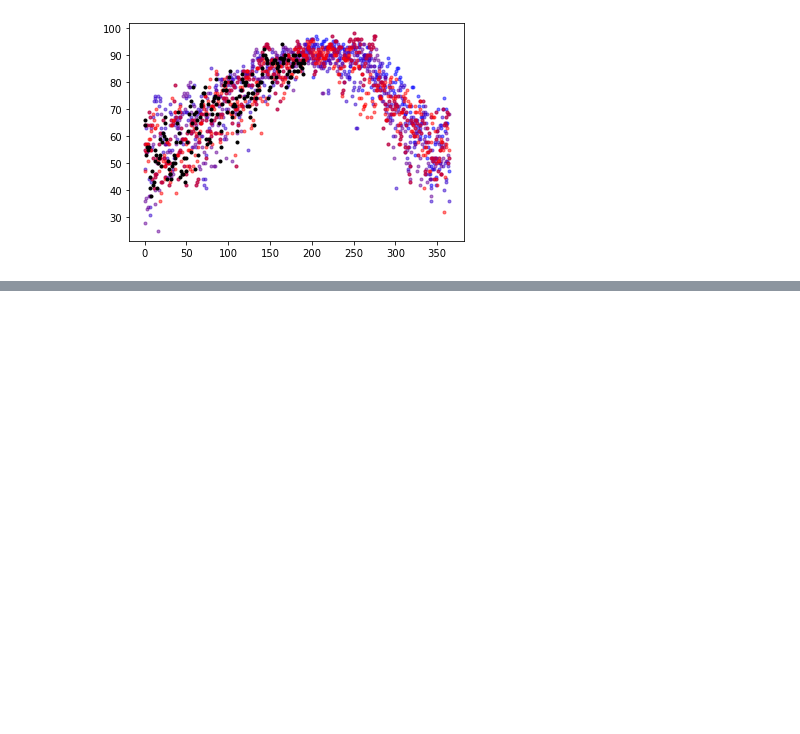
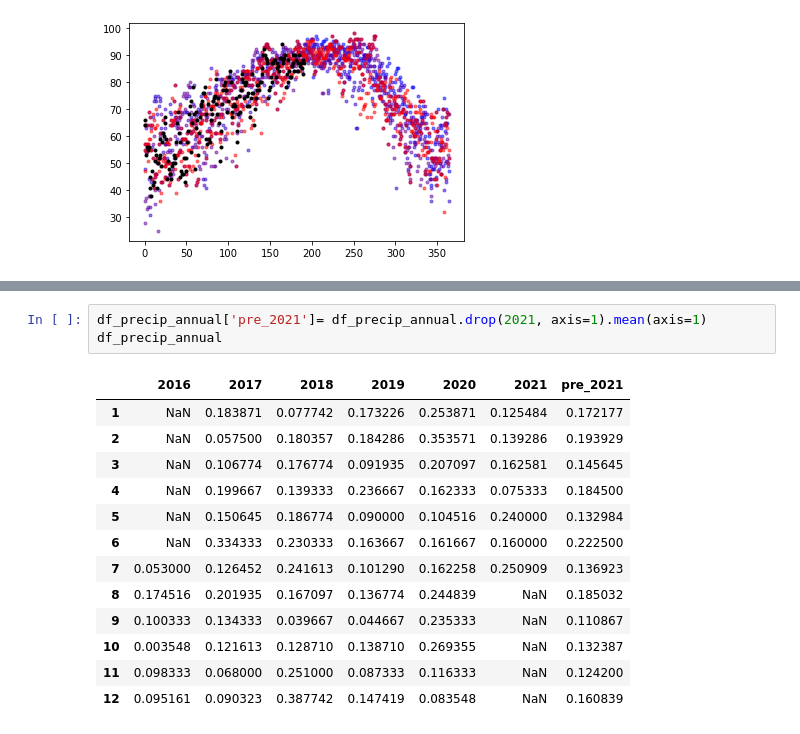
Before and after one commit to mneucollins/cliscipy, a Jupyter notebook: TimeSeriesPlotting.ipynb, the cells around one changed output, grey strips where cells are left out. Drawn from its saved outputs; the diff is of its cells as text; blank space fills up the shorter version.

```diff
--- a/TimeSeriesPlotting.ipynb
+++ b/TimeSeriesPlotting.ipynb
@@ -92,0 +243,17 @@ df_years[2021].plot(color=(0,0,0,), style=".")
+# %%
+df_precip_annual['pre_2021']= df_precip_annual.drop(2021, axis=1).mean(axis=1)
+df_precip_annual
+# %% [output]
+|  | 2016 | 2017 | 2018 | 2019 | 2020 | 2021 | pre_2021 |
+| 1 | NaN | 0.183871 | 0.077742 | 0.173226 | 0.253871 | 0.125484 | 0.172177 |
+| 2 | NaN | 0.057500 | 0.180357 | 0.184286 | 0.353571 | 0.139286 | 0.193929 |
+| 3 | NaN | 0.106774 | 0.176774 | 0.091935 | 0.207097 | 0.162581 | 0.145645 |
+| 4 | NaN | 0.199667 | 0.139333 | 0.236667 | 0.162333 | 0.075333 | 0.184500 |
+| 5 | NaN | 0.150645 | 0.186774 | 0.090000 | 0.104516 | 0.240000 | 0.132984 |
+| 6 | NaN | 0.334333 | 0.230333 | 0.163667 | 0.161667 | 0.160000 | 0.222500 |
+| 7 | 0.053000 | 0.126452 | 0.241613 | 0.101290 | 0.162258 | 0.250909 | 0.136923 |
+| 8 | 0.174516 | 0.201935 | 0.167097 | 0.136774 | 0.244839 | NaN | 0.185032 |
+| 9 | 0.100333 | 0.134333 | 0.039667 | 0.044667 | 0.235333 | NaN | 0.110867 |
+| 10 | 0.003548 | 0.121613 | 0.128710 | 0.138710 | 0.269355 | NaN | 0.132387 |
+| 11 | 0.098333 | 0.068000 | 0.251000 | 0.087333 | 0.116333 | NaN | 0.124200 |
+| 12 | 0.095161 | 0.090323 | 0.387742 | 0.147419 | 0.083548 | NaN | 0.160839 |
```
Also changed, not shown: parts of 15 cells of this notebook, 1 other file.
